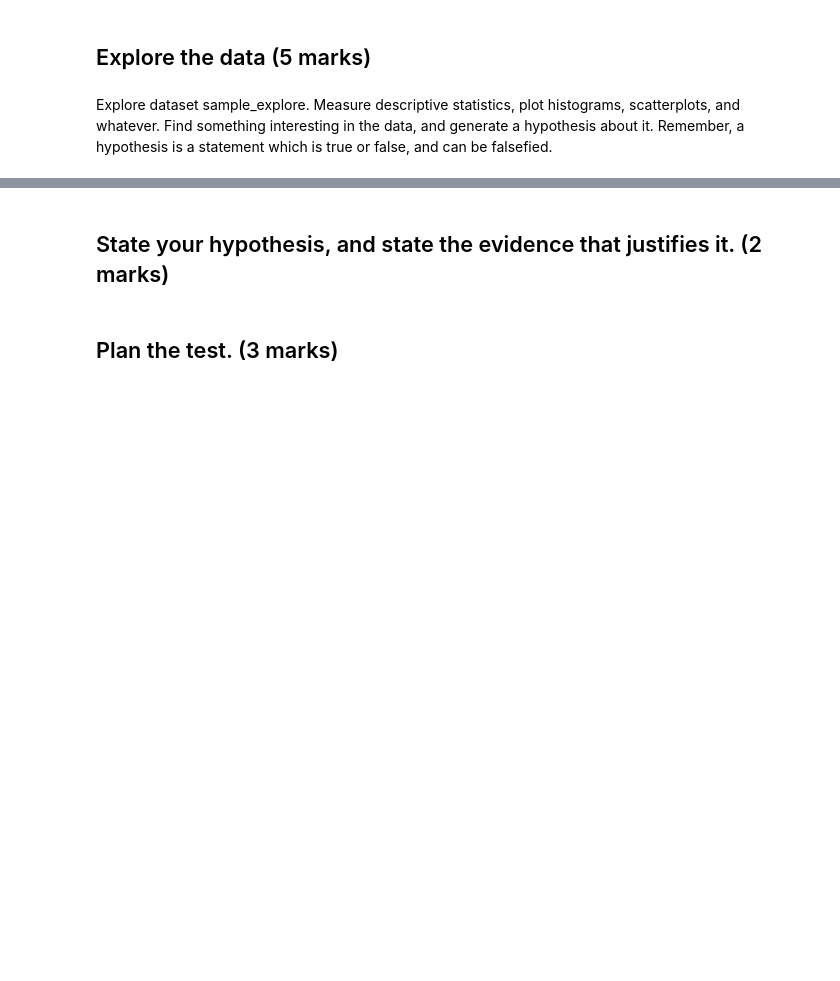
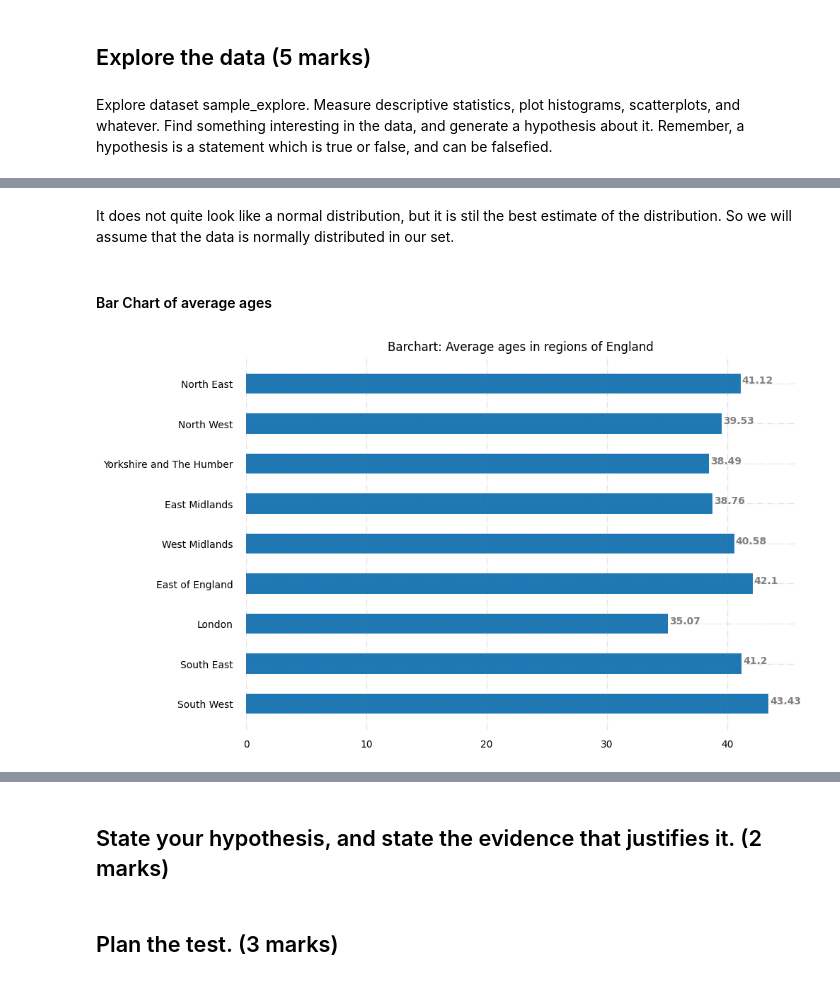
Before and after one commit to egorchern/Data, a Jupyter notebook: lab_4/lab_4.ipynb, the cells around one changed output, grey strips where cells are left out. Drawn from its saved outputs; the diff is of its cells as text; code cells hidden in the pictures; blank space fills up the shorter version.

```diff
--- a/lab_4/lab_4.ipynb
+++ b/lab_4/lab_4.ipynb
@@ -84,0 +124,36 @@ Explore dataset sample_explore. Measure descriptive statistics, plot histograms,
+# %% [markdown]
+<p>It does not quite look like a normal distribution, but it is stil the best estimate of the distribution. So we will assume that the data is normally distributed in our set.</p>
+# %% [markdown]
+<h4>Bar Chart of average ages</h4>
+# %%
+fig, ax = plt.subplots(figsize =(10, 7), facecolor="white")
+fig.set_dpi(100)
+ax.barh(sample_explore.columns, sample_explore.mean(), height=0.5)
+# Remove axes splines
+for s in ['top', 'bottom', 'left', 'right']:
+    ax.spines[s].set_visible(False)
+
+# Remove x, y Ticks
+ax.xaxis.set_ticks_position('none')
+ax.yaxis.set_ticks_position('none')
+
+# Add padding between axes and labels
+ax.xaxis.set_tick_params(pad = 5)
+ax.yaxis.set_tick_params(pad = 10)
+# Add x, y gridlines
+ax.grid(color ='grey',
+        linestyle ='-.', linewidth = 1,
+        alpha = 0.2)
+# Show top values
+ax.invert_yaxis()
+
+# Add annotation to bars
+for i in ax.patches:
+    plt.text(i.get_width()+0.1, i.get_y() + 0.25,
+             str(round((i.get_width()), 2)),
+             fontsize = 10, fontweight ='bold',
+             color ='grey')
+ax.set_title("Barchart: Average ages in regions of England")
+plt.show()
+# %% [output]
+[figure, added]
```
Also changed, not shown: parts of 8 cells of this notebook.
